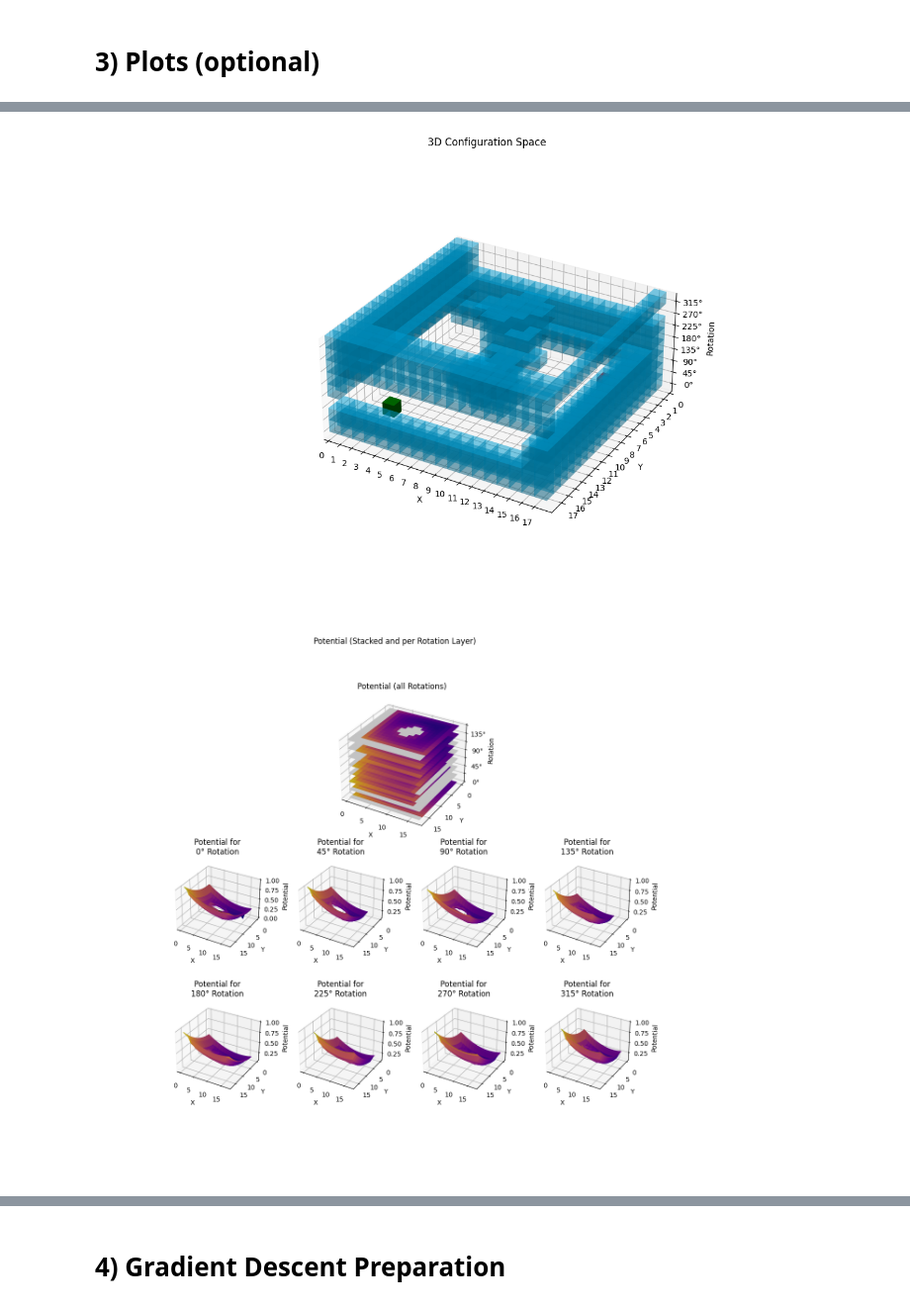
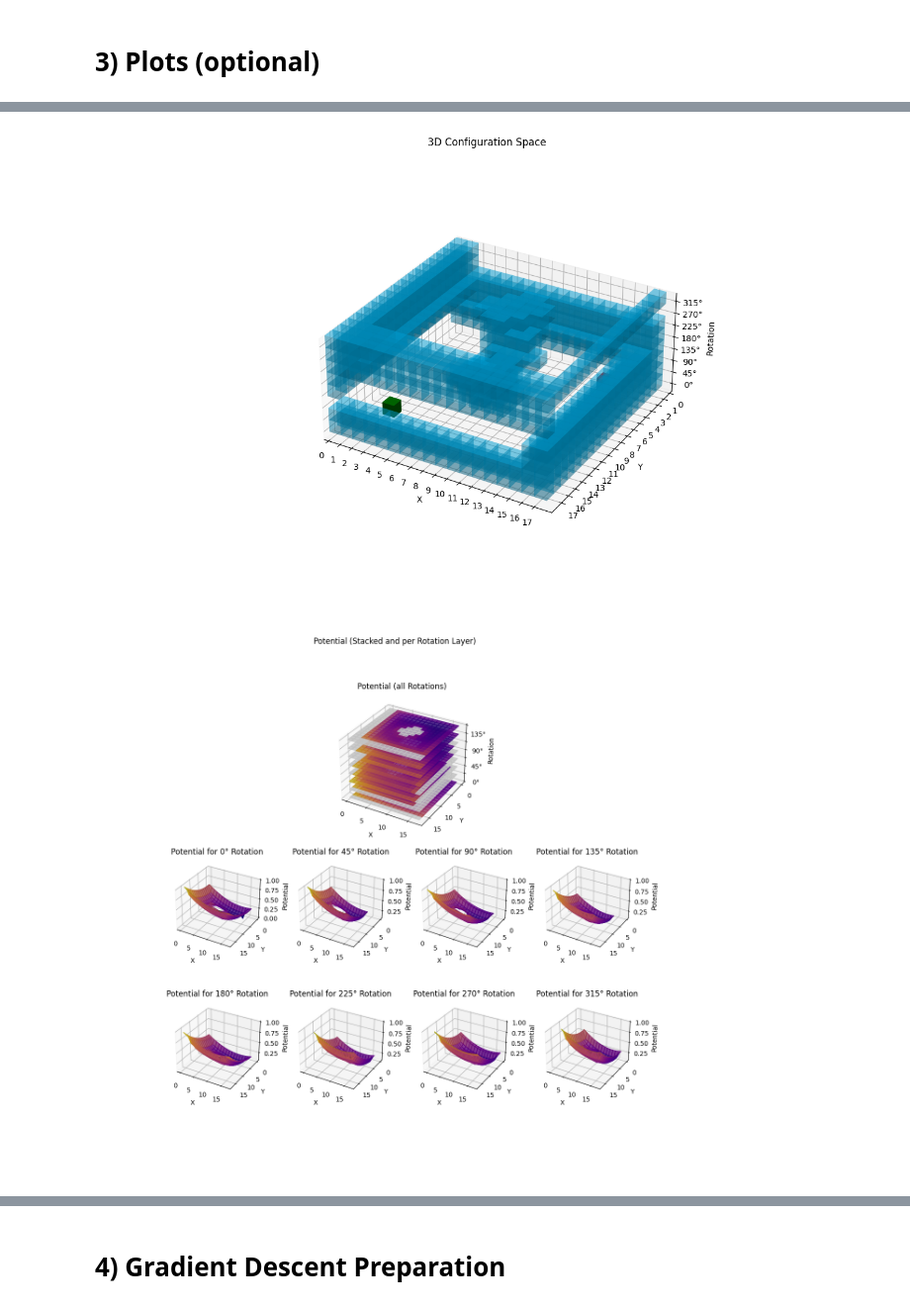
Before and after one commit to ca-schue/potential-field, a Jupyter notebook: robotic-potential-navigation.ipynb, the cells around one changed output, grey strips where cells are left out. Shown at 99% size. Drawn from its saved outputs; the diff is of its cells as text; code cells hidden in the pictures.

Commit message:
figures for ch. 6.1

```diff
--- a/robotic-potential-navigation.ipynb
+++ b/robotic-potential-navigation.ipynb
@@ -1191,22 +1187,22 @@ if attraction_repulsion_potential_function is not None and attraction_repulsion_
     if attraction_weight is None or repulsion_weight is None:
         raise Exception("Please set both the 'attraction_weight' and 'repulsion_weight'")
     print("Potential function: attractive & repulsive potential")
-    normalized_attraction_potential, repulsion_potential = compute_potential_attraction_repulsion(
+    attractive_potential, repulsive_potential = compute_potential_attraction_repulsion(
         configuration_space=configuration_space,
         goal=goal_point,
         attraction_weight=attraction_weight,
         repulsion_weight=repulsion_weight
     )
-    potential = normalized_attraction_potential + repulsion_potential
+    potential = attractive_potential + repulsive_potential
     potential[goal_point[2],goal_point[1],goal_point[0]] = 0
 elif wavefront_potential_function is not None and wavefront_potential_function == True:
     if attraction_repulsion_potential_function is not None and attraction_repulsion_potential_function == True:
         warnings.warn("both 'attraction_repulsion_potential_function' and 'wavefront_potential_function' = True")
-    potential = compute_potential_wavefront(
+    print("Potential function: wavefront potential")
+    potential_0, potential_650, potential_1250, potential = compute_potential_wavefront(
         configuration_space=configuration_space,
         goal=goal_point
     )
-    print("Potential function: attractive & repulsive potential")
 else:
     raise Exception("Please choose exactly one potential function by setting either 'wavefront_potential_function' or 'attraction_repulsion_potential_function' = True")
 
@@ -1266,50 +1262,79 @@ import matplotlib.pyplot as plt
 from mpl_toolkits.mplot3d import Axes3D
 from potential import plot_potential_stacked, plot_potential_slice
 
-fig = plt.figure(figsize=(5, 5 + len(rotations)))
+'''
+fig = plt.figure(figsize=(5.5,5.5))
 ax_potential_0deg = fig.add_subplot(111, projection='3d')
-plot_potential_slice(normalized_attraction_potential[0], 'Attractive Potential for\n' + str(0) + '° Rotation', ax_potential_0deg)
+plot_potential_slice(attractive_potential[0], 'Attractive Potential\nfor ' + str(0) + '° Rotation', ax_potential_0deg, 0.8,normalize=False)
 plt.show()
 
-fig = plt.figure(figsize=(5, 5 + len(rotations)))
+fig = plt.figure(figsize=(5.5,5.5))
 ax_potential_0deg = fig.add_subplot(111, projection='3d')
-plot_potential_slice(repulsion_potential[0], 'Repulsive Potential for\n' + str(0) + '° Rotation', ax_potential_0deg)
+plot_potential_slice(repulsive_potential[0], 'Repulsive Potential\nfor ' + str(0) + '° Rotation', ax_potential_0deg, 0.5,normalize=False)
 plt.show()
 
+fig = plt.figure(figsize=(5.5,5.5))
+ax_potential_0deg = fig.add_subplot(111, projection='3d')
+plot_potential_slice(potential[0], 'Total Potential\nfor ' + str(0) + '° Rotation', ax_potential_0deg, 0.8,normalize=False)
+plt.show()
+'''
 
+'''
+max_pot = np.max(np.nan_to_num(potential[0]))
+
+fig = plt.figure(figsize=(5.5,5.5))
+ax_potential_0deg = fig.add_subplot(111, projection='3d')
+plot_potential_slice(potential_0[0], 'Wavefront Potential for\n' + str(0) + '° Rotation (0 Iterations)', ax_potential_0deg, 0.8,False,max_pot)
+plt.show()
+
+fig = plt.figure(figsize=(5.5,5.5))
+ax_potential_0deg = fig.add_subplot(111, projection='3d')
+plot_potential_slice(potential_650[0], 'Wavefront Potential for\n' + str(0) + '° Rotation (~650 Iterations)', ax_potential_0deg, 0.8,False,max_pot)
+plt.show()
+
+fig = plt.figure(figsize=(5.5,5.5))
+ax_potential_0deg = fig.add_subplot(111, projection='3d')
+plot_potential_slice(potential_1250[0], 'Wavefront Potential for\n' + str(0) + '° Rotation (~1250 Iterations)', ax_potential_0deg, 0.8,False,max_pot)
+plt.show()
+
+fig = plt.figure(figsize=(5.5,5.5))
+ax_potential_0deg = fig.add_subplot(111, projection='3d')
+plot_potential_slice(potential[0], 'Wavefront Potential for\n' + str(0) + '° Rotation (~1850 Iterations)', ax_potential_0deg, 0.8,False,max_pot)
+plt.show()
+'''
 
 rotations = np.arange(0, 360, rotation_step)
 fig = plt.figure(figsize=(13, 4 + len(rotations)))
 fig.suptitle('Potential (Stacked and per Rotation Layer)')
 ax_potential_stacked = fig.add_subplot(1 + int(np.ceil(len(rotations)/4)), 4, (2,3), projection='3d')
-plot_potential_stacked(potential, 'Potential (all Rotations)', ax_potential_stacked, rotation_step)
+plot_potential_stacked(potential, 'Potential (all Rotations)', ax_potential_stacked, rotation_step, 0.8)
 for index, rotation in enumerate(rotations):
     ax_potential_slice = fig.add_subplot(1 + int(np.ceil(len(rotations)/4)), 4, 5 + index, projection='3d')
-    plot_potential_slice(potential[index], 'Potential for\n' + str(rotation) + '° Rotation', ax_potential_slice)
+    plot_potential_slice(potential[index], 'Potential for ' + str(rotation) + '° Rotation', ax_potential_slice, 0.8)
 plt.subplots_adjust(wspace=0.3,hspace=0)
 plt.show()
 
 # Plot Gradients ("Force Field")
 
 from configuration_space import plot_configuration_space
 
 fig = plt.figure(figsize=(13, 8))
 fig.suptitle('Force Field (Gradients)')
 plot_axis = fig.add_subplot(111, projection='3d')
 plot_configuration_space(
     configuration_space=configuration_space,
     force_field_x=force_field_x,
     force_field_y=force_field_y,
     force_field_rotation=force_field_rotation,
     goal_point=goal_point,
     start_point=start_point,
     ax=plot_axis,
     rotation_step=rotation_step)
 plt.show()
 # %% [output]
 [figure]
 [figure]
-[figure, old version]
+[figure, new version]
 [figure]
 # %% [markdown]
 # 4) Gradient Descent Preparation
```
Also changed, not shown: parts of 2 cells of this notebook, 38 other files.
